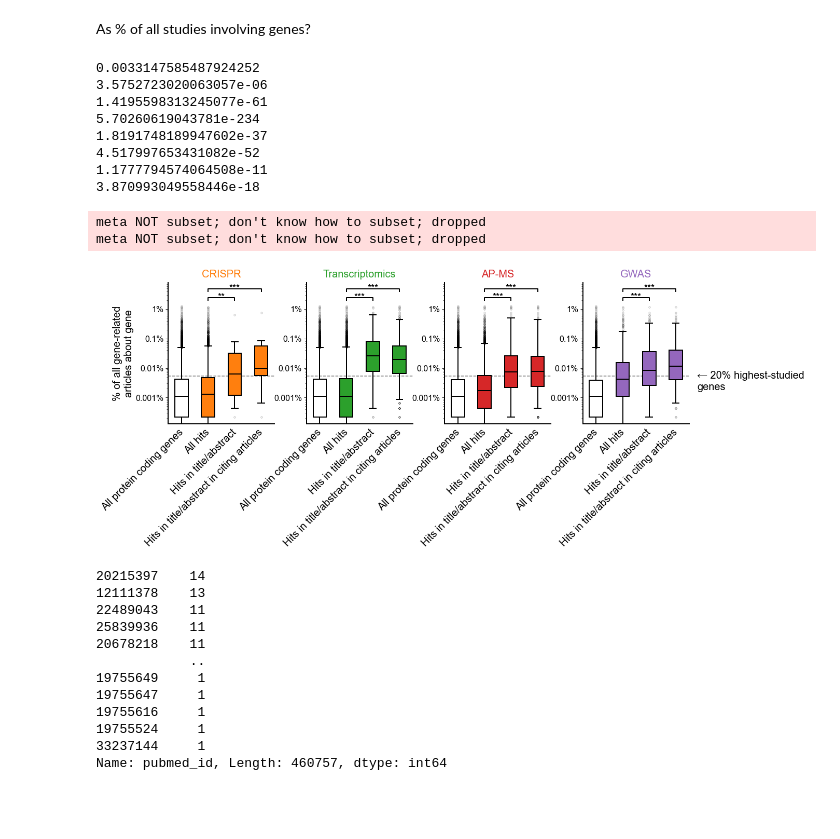
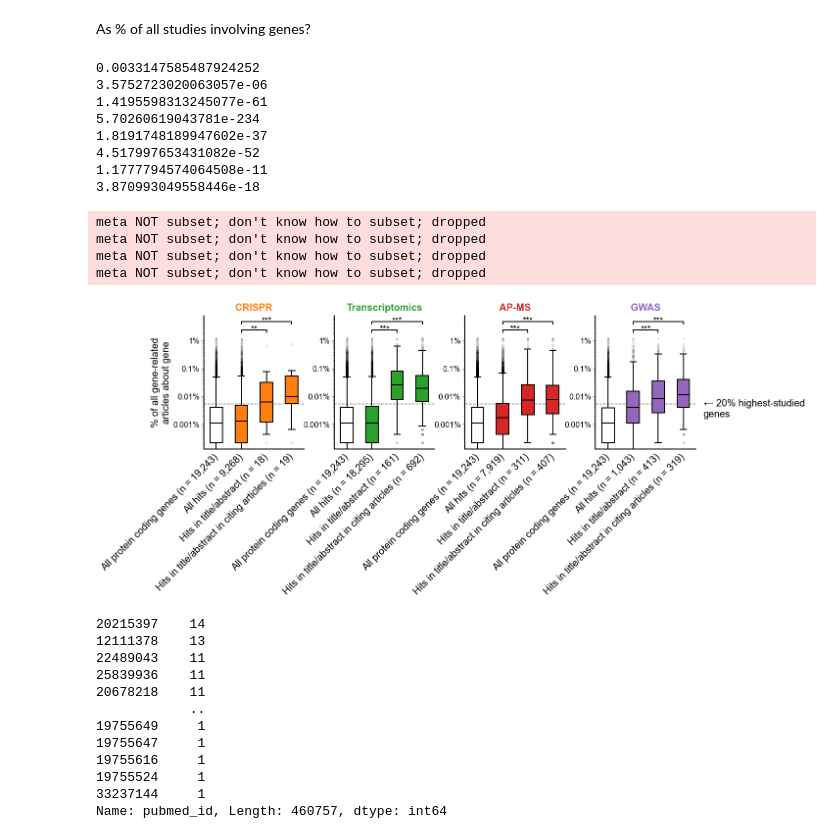
Before and after one commit to amarallab/fmug_analysis, a Jupyter notebook: notebooks/230825_filter_figure.ipynb, the cells around one changed output. Cells and saved outputs as stored; diff of their text form; code cells hidden in the pictures; blank space fills up the shorter version.

Commit message:
revising filter figure

```diff
--- a/notebooks/230825_filter_figure.ipynb
+++ b/notebooks/230825_filter_figure.ipynb
@@ -568,16 +577,28 @@ def plot_boxplot(ax, hit_type='transcriptomics',
     print(p)
     ax.text(s=pval_str(p), x=2, y=yh*1.05, ha='center', va='center', fontsize=18)
 
+        # x tick labels
+    x_tick_labels = ['All protein coding genes',
+                          'All hits',
+                          'Hits in title/abstract',
+                          'Hits in title/abstract in citing articles']
+
+    for ii in range(4):
+        x_tick_labels[ii] = x_tick_labels[ii] + ' (n = ' + '{:,}'.format(len(data[ii])) + ')'
+
+    ax.set_xticks(ticks = [0,1,2,3],
+                  labels=x_tick_labels)
+
 fig, axes = plt.subplots(nrows=1, ncols=4, figsize=(18,5), gridspec_kw={'wspace':0.3})
 
 plot_boxplot(axes[0], 'crispr', color=sns.color_palette()[1])
-axes[0].set_title('CRISPR', fontsize=20, pad=10, color=sns.color_palette()[1])
+axes[0].set_title('CRISPR', fontsize=20, pad=10, color=sns.color_palette()[1], weight='bold')
 plot_boxplot(axes[1], 'transcriptomics', color=sns.color_palette()[2])
-axes[1].set_title('Transcriptomics', fontsize=20, pad=10, color=sns.color_palette()[2])
+axes[1].set_title('Transcriptomics', fontsize=20, pad=10, color=sns.color_palette()[2], weight='bold')
 plot_boxplot(axes[2], 'aff_ms', color=sns.color_palette()[3])
-axes[2].set_title('AP-MS', fontsize=20, pad=10, color=sns.color_palette()[3])
+axes[2].set_title('AP-MS', fontsize=20, pad=10, color=sns.color_palette()[3], weight='bold')
 plot_boxplot(axes[3], 'gwas', color=sns.color_palette()[4])
-axes[3].set_title('GWAS', fontsize=20, pad=10, color=sns.color_palette()[4])
+axes[3].set_title('GWAS', fontsize=20, pad=10, color=sns.color_palette()[4], weight='bold')
 axes[0].set_ylabel('% of all gene-related\narticles about gene', fontsize=20)
 #axes[3].arrow(x=4, y=25, dx=-0.2, dy=0, width=1, color='k', length_includes_head=True)
 axes[3].text(x=3.8,y=0.008, s='← 20% highest-studied\ngenes', ha='left', va='top',
@@ -586,39 +607,36 @@ axes[3].text(x=3.8,y=0.008, s='← 20% highest-studied\ngenes', ha='left', va='t
 for ax in axes:
     ax.set_yscale('log')
     #a.set_ylim([-0.01,1.5])
     ax.tick_params(axis='both', labelsize=20, bottom=False)
     ax.tick_params(axis='y', length=5, which='major')
     ax.tick_params(axis='y', length=3, which='minor')
     ax.tick_params(axis='x', pad=10)
     ax.spines['right'].set_visible(False)
     ax.spines['top'].set_visible(False)
     [ax.spines[i].set_linewidth(2) for i in ax.spines]
-    ax.set_xticks(ticks = [0,1,2,3],
-                  labels=['All protein coding genes',
-                          'All hits',
-                          'Hits in title/abstract',
-                          'Hits in title/abstract in citing articles'])
     ax.set_xticklabels(labels=ax.xaxis.get_ticklabels(),
                              rotation=45, ha='right', va='center', rotation_mode='anchor')
     ax.set_yticks(ticks=[1e-3, 1e-2, 1e-1, 1e0], labels=['0.001%', '0.01%', '0.1%', '1%'], fontsize=16)
 
 plt.savefig('../img/horizontal_filter_figure_percent.png', dpi=300, bbox_inches='tight')
 plt.savefig('../img/horizontal_filter_figure_percent.pdf', bbox_inches='tight')
 
 export.image('general', p='figures/horizontal_filter_figure_percent.pdf', date=True)
 export.raster_image('general', p='figures/horizontal_filter_figure_percent.png', date=True, dpi=600)
 # %% [output]
 0.0033147585487924252
 3.5752723020063057e-06
 1.4195598313245077e-61
 5.70260619043781e-234
 1.8191748189947602e-37
 4.517997653431082e-52
 1.1777794574064508e-11
 3.870993049558446e-18
 meta NOT subset; don't know how to subset; dropped
 meta NOT subset; don't know how to subset; dropped
+meta NOT subset; don't know how to subset; dropped
+meta NOT subset; don't know how to subset; dropped
-[figure, old version]
+[figure, new version]
 # %%
 gene2pubmed[~gene2pubmed['pubmed_id'].isin(pmid_dict.get('gwas'))]['pubmed_id'].value_counts()
 # %% [output]
```
Also changed, not shown: parts of 6 cells of this notebook, 10 other files.
